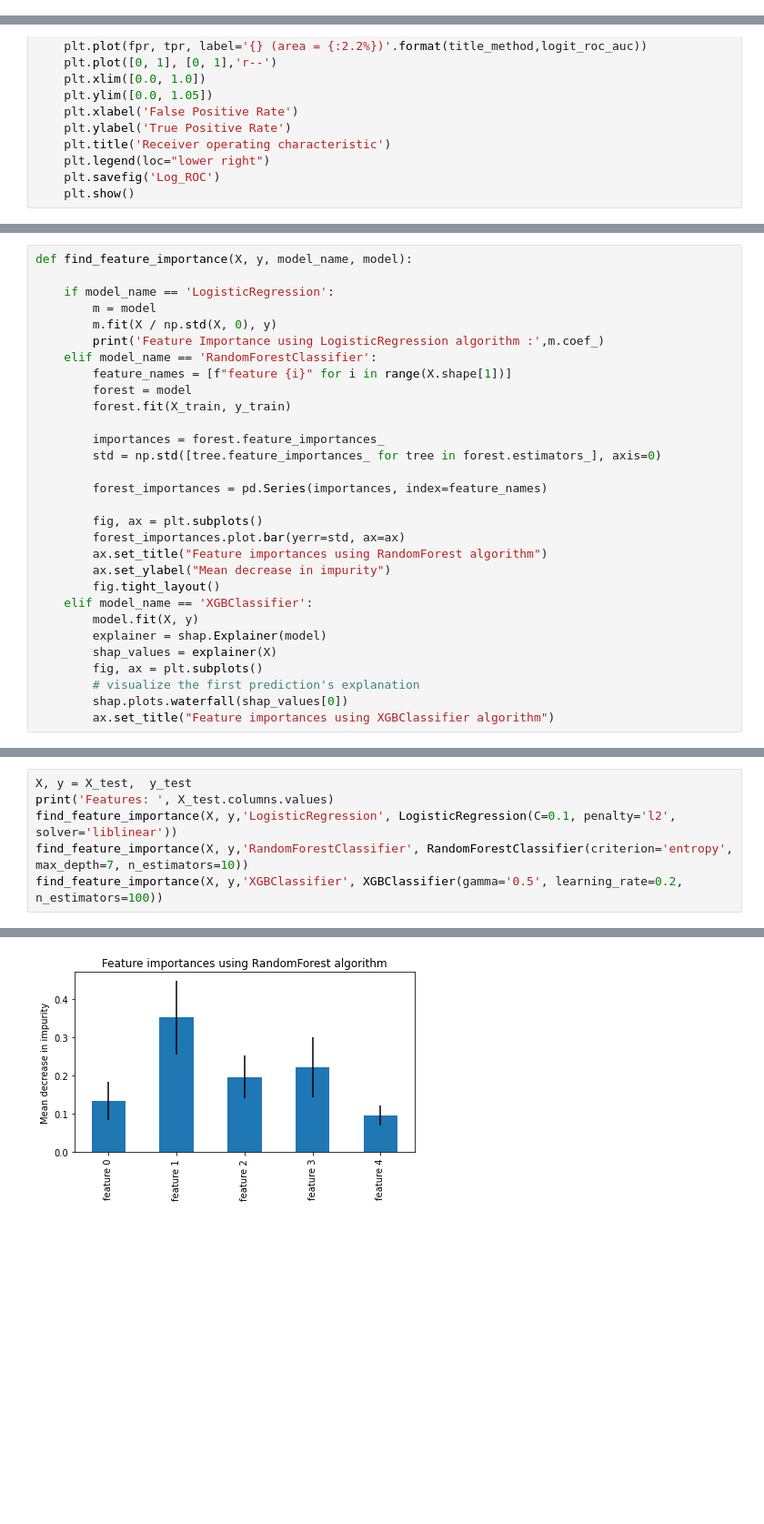
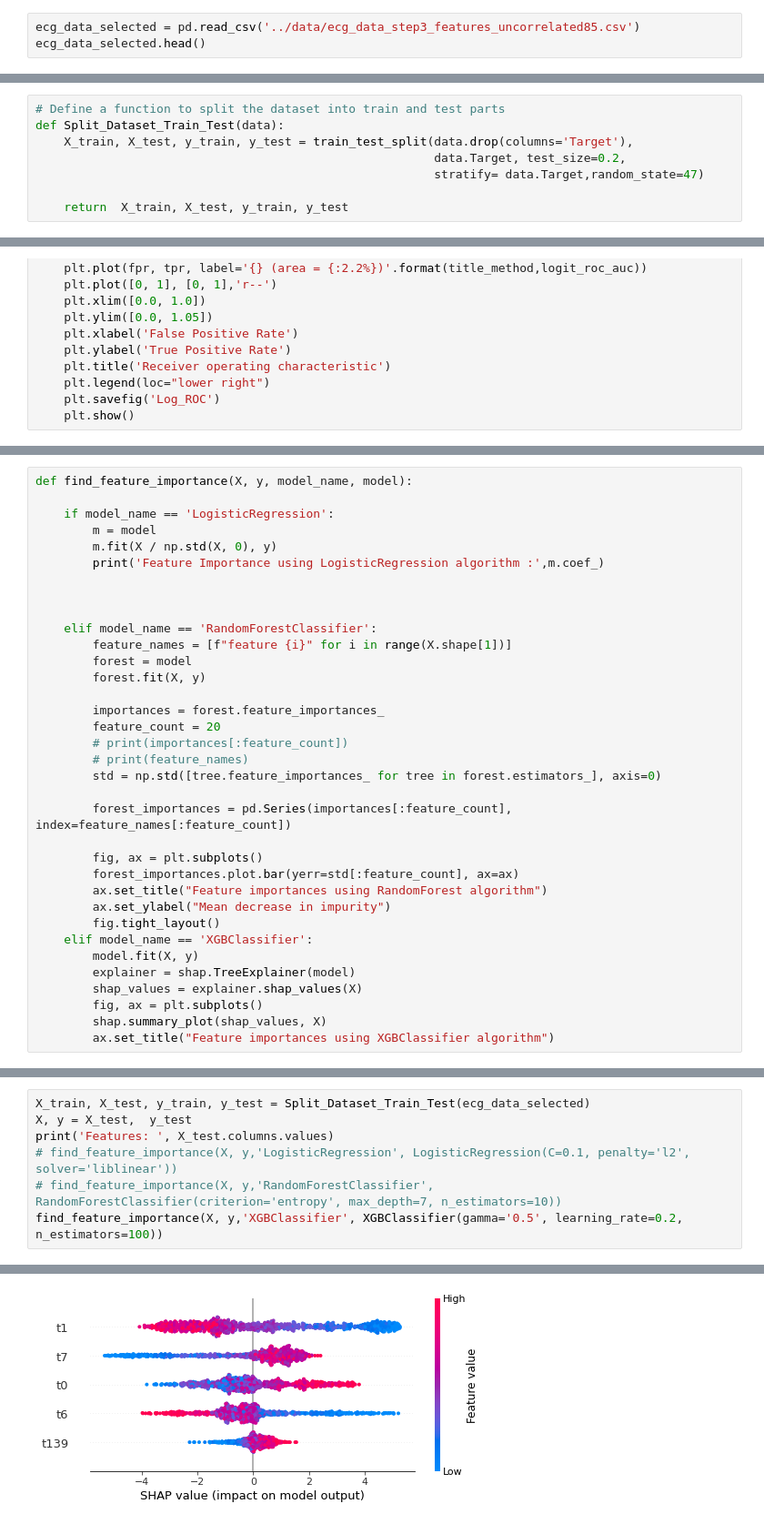
Before and after one commit to azarbarzin/Springboard, a Jupyter notebook: Capstone Project 2/Notebooks/05_modeling.ipynb, the cells around one changed output, grey strips where cells are left out. Shown at 91% size. Saved outputs shown, nothing was run; the diff lists cells and outputs as text; blank space fills up the shorter version.

```diff
--- a/Capstone Project 2/Notebooks/05_modeling.ipynb
+++ b/Capstone Project 2/Notebooks/05_modeling.ipynb
@@ -59,0 +67,3 @@ from library.sb_utils import save_file
+# %%
+ecg_data_selected = pd.read_csv('../data/ecg_data_step3_features_uncorrelated85.csv')
+ecg_data_selected.head()
@@ -69,0 +90,8 @@ ecg_data.head()
+# %%
+# Define a function to split the dataset into train and test parts
+def Split_Dataset_Train_Test(data):
+    X_train, X_test, y_train, y_test = train_test_split(data.drop(columns='Target'),
+                                                        data.Target, test_size=0.2,
+                                                        stratify= data.Target,random_state=47)
+
+    return  X_train, X_test, y_train, y_test
@@ -304,26 +425,31 @@ def find_feature_importance(X, y, model_name, model):
         m = model
         m.fit(X / np.std(X, 0), y)
         print('Feature Importance using LogisticRegression algorithm :',m.coef_)
+
+
+
     elif model_name == 'RandomForestClassifier':
         feature_names = [f"feature {i}" for i in range(X.shape[1])]
         forest = model
-        forest.fit(X_train, y_train)
+        forest.fit(X, y)
 
         importances = forest.feature_importances_
+        feature_count = 20
+        # print(importances[:feature_count])
+        # print(feature_names)
         std = np.std([tree.feature_importances_ for tree in forest.estimators_], axis=0)
 
-        forest_importances = pd.Series(importances, index=feature_names)
+        forest_importances = pd.Series(importances[:feature_count], index=feature_names[:feature_count])
 
         fig, ax = plt.subplots()
-        forest_importances.plot.bar(yerr=std, ax=ax)
+        forest_importances.plot.bar(yerr=std[:feature_count], ax=ax)
         ax.set_title("Feature importances using RandomForest algorithm")
         ax.set_ylabel("Mean decrease in impurity")
         fig.tight_layout()
     elif model_name == 'XGBClassifier':
         model.fit(X, y)
-        explainer = shap.Explainer(model)
-        shap_values = explainer(X)
+        explainer = shap.TreeExplainer(model)
+        shap_values = explainer.shap_values(X)
         fig, ax = plt.subplots()
-        # visualize the first prediction's explanation
-        shap.plots.waterfall(shap_values[0])
+        shap.summary_plot(shap_values, X)
         ax.set_title("Feature importances using XGBClassifier algorithm")
@@ -336,8 +458,9 @@ Feature importance base on Test Dataset
 # %%
+X_train, X_test, y_train, y_test = Split_Dataset_Train_Test(ecg_data_selected)
 X, y = X_test,  y_test
 print('Features: ', X_test.columns.values)
-find_feature_importance(X, y,'LogisticRegression', LogisticRegression(C=0.1, penalty='l2', solver='liblinear'))
-find_feature_importance(X, y,'RandomForestClassifier', RandomForestClassifier(criterion='entropy', max_depth=7, n_estimators=10))
+# find_feature_importance(X, y,'LogisticRegression', LogisticRegression(C=0.1, penalty='l2', solver='liblinear'))
+# find_feature_importance(X, y,'RandomForestClassifier', RandomForestClassifier(criterion='entropy', max_depth=7, n_estimators=10))
 find_feature_importance(X, y,'XGBClassifier', XGBClassifier(gamma='0.5', learning_rate=0.2, n_estimators=100))
 # %% [output]
 Features:  ['t0' 't1' 't6' 't7' 't139']
@@ -345 +467 @@ Feature Importance using LogisticRegression algorithm : [[ 1.25298613 -2.1010458
-[figure, old version]
+[figure, new version]
```
Also changed, not shown: parts of 38 cells of this notebook, 13 other files.
